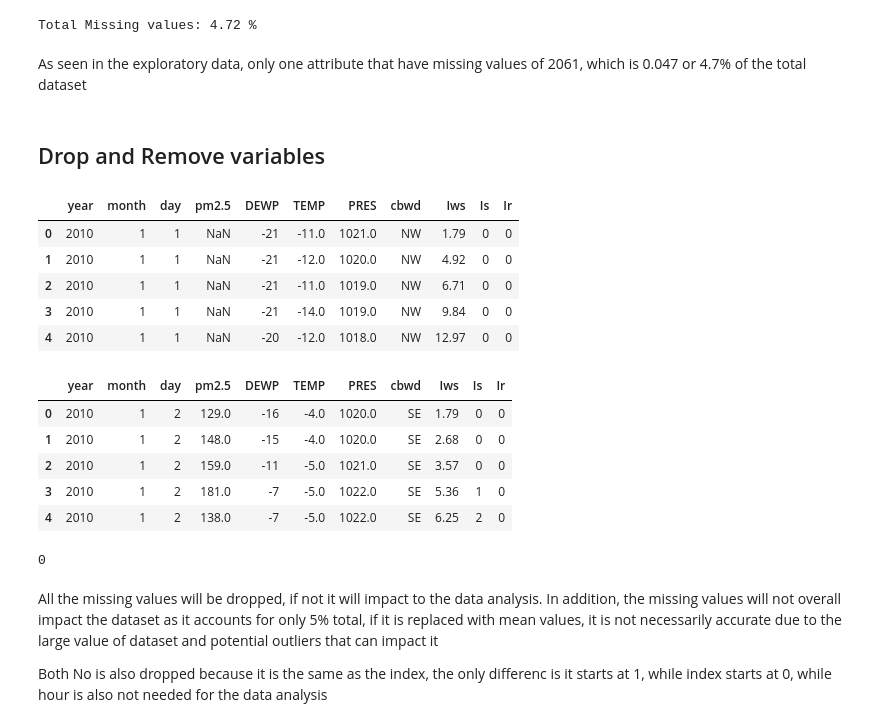
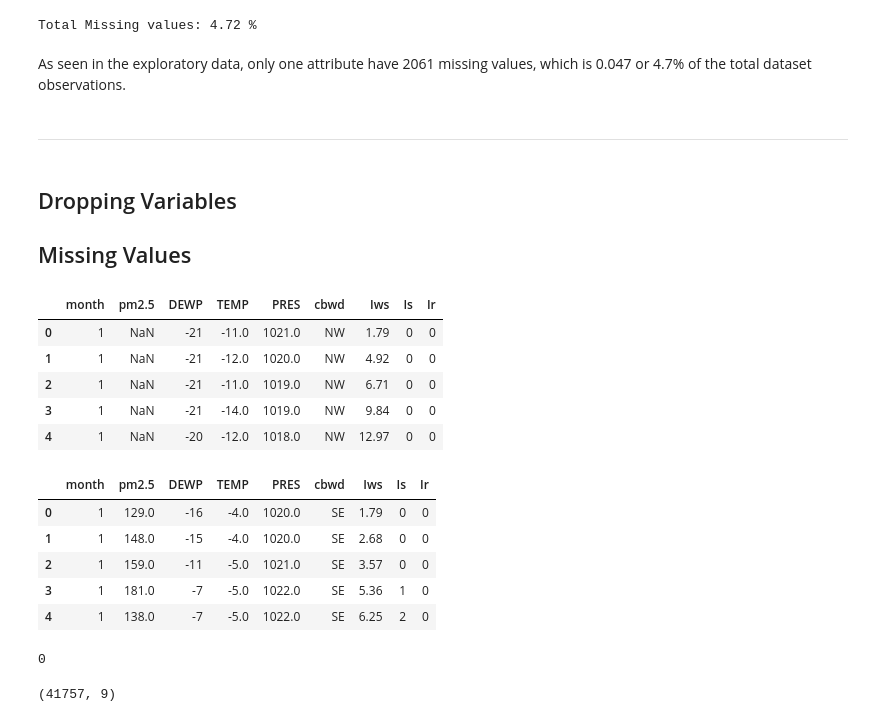
Before and after one commit to sverma1012/pollution, a Jupyter notebook: Part2_Data_Cleaning.ipynb, the cells around one changed output. Cells and saved outputs as stored; diff of their text form; code cells hidden in the pictures.

```diff
--- a/Part2_Data_Cleaning.ipynb
+++ b/Part2_Data_Cleaning.ipynb
@@ -29,40 +28,38 @@ print('Total Missing values:', round(2067/43824*100,2),'%')
 # %% [output]
 Total Missing values: 4.72 %
 # %% [markdown]
-As seen in the exploratory data, only one attribute that have missing values of 2061, which is 0.047 or 4.7% of the total dataset
+As seen in the exploratory data, only one attribute have 2061 missing values, which is 0.047 or 4.7% of the total dataset observations.
-# %% [markdown]
-## Drop and Remove variables
+# %% [markdown]
+---
+# %% [markdown]
+## Dropping Variables
+## Missing Values
 # %%
-pollution.drop(columns = ['No','hour'], inplace=True)
+pollution.drop(columns = ['No','hour', 'year', 'day'], inplace=True)
 pollution.head()
 # %% [output]
-|  | year | month | day | pm2.5 | DEWP | TEMP | PRES | cbwd | Iws | Is | Ir |
-| 0 | 2010 | 1 | 1 | NaN | -21 | -11.0 | 1021.0 | NW | 1.79 | 0 | 0 |
-| 1 | 2010 | 1 | 1 | NaN | -21 | -12.0 | 1020.0 | NW | 4.92 | 0 | 0 |
-| 2 | 2010 | 1 | 1 | NaN | -21 | -11.0 | 1019.0 | NW | 6.71 | 0 | 0 |
-| 3 | 2010 | 1 | 1 | NaN | -21 | -14.0 | 1019.0 | NW | 9.84 | 0 | 0 |
-| 4 | 2010 | 1 | 1 | NaN | -20 | -12.0 | 1018.0 | NW | 12.97 | 0 | 0 |
+|  | month | pm2.5 | DEWP | TEMP | PRES | cbwd | Iws | Is | Ir |
+| 0 | 1 | NaN | -21 | -11.0 | 1021.0 | NW | 1.79 | 0 | 0 |
+| 1 | 1 | NaN | -21 | -12.0 | 1020.0 | NW | 4.92 | 0 | 0 |
+| 2 | 1 | NaN | -21 | -11.0 | 1019.0 | NW | 6.71 | 0 | 0 |
+| 3 | 1 | NaN | -21 | -14.0 | 1019.0 | NW | 9.84 | 0 | 0 |
+| 4 | 1 | NaN | -20 | -12.0 | 1018.0 | NW | 12.97 | 0 | 0 |
 # %%
-indexNames = pollution[pollution['pm2.5'] == 'NaN'].index
-pollution.drop(indexNames, inplace = True)
+pollution.dropna(inplace = True)
 pollution.reset_index(drop = True, inplace = True)
 pollution.head()
 # %% [output]
-|  | year | month | day | pm2.5 | DEWP | TEMP | PRES | cbwd | Iws | Is | Ir |
-| 0 | 2010 | 1 | 2 | 129.0 | -16 | -4.0 | 1020.0 | SE | 1.79 | 0 | 0 |
-| 1 | 2010 | 1 | 2 | 148.0 | -15 | -4.0 | 1020.0 | SE | 2.68 | 0 | 0 |
-| 2 | 2010 | 1 | 2 | 159.0 | -11 | -5.0 | 1021.0 | SE | 3.57 | 0 | 0 |
-| 3 | 2010 | 1 | 2 | 181.0 | -7 | -5.0 | 1022.0 | SE | 5.36 | 1 | 0 |
-| 4 | 2010 | 1 | 2 | 138.0 | -7 | -5.0 | 1022.0 | SE | 6.25 | 2 | 0 |
+|  | month | pm2.5 | DEWP | TEMP | PRES | cbwd | Iws | Is | Ir |
+| 0 | 1 | 129.0 | -16 | -4.0 | 1020.0 | SE | 1.79 | 0 | 0 |
+| 1 | 1 | 148.0 | -15 | -4.0 | 1020.0 | SE | 2.68 | 0 | 0 |
+| 2 | 1 | 159.0 | -11 | -5.0 | 1021.0 | SE | 3.57 | 0 | 0 |
+| 3 | 1 | 181.0 | -7 | -5.0 | 1022.0 | SE | 5.36 | 1 | 0 |
+| 4 | 1 | 138.0 | -7 | -5.0 | 1022.0 | SE | 6.25 | 2 | 0 |
 # %%
 pollution['pm2.5'].isnull().sum()
 # %% [output]
 0
-# %% [markdown]
-All the missing values will be dropped, if not it will impact to the data analysis.
-In addition, the missing values will not overall impact the dataset as it accounts for only 5% total, if it is replaced
-with mean values, it is not necessarily accurate due to the large value of dataset and potential outliers
-that can impact it
-
-Both No is also dropped because it is the same as the index, the only differenc is it starts at 1, while
-index starts at 0, while hour is also not needed for the data analysis
+# %%
+pollution.shape
+# %% [output]
+(41757, 9)
```
Also changed, not shown: parts of 21 cells of this notebook.
